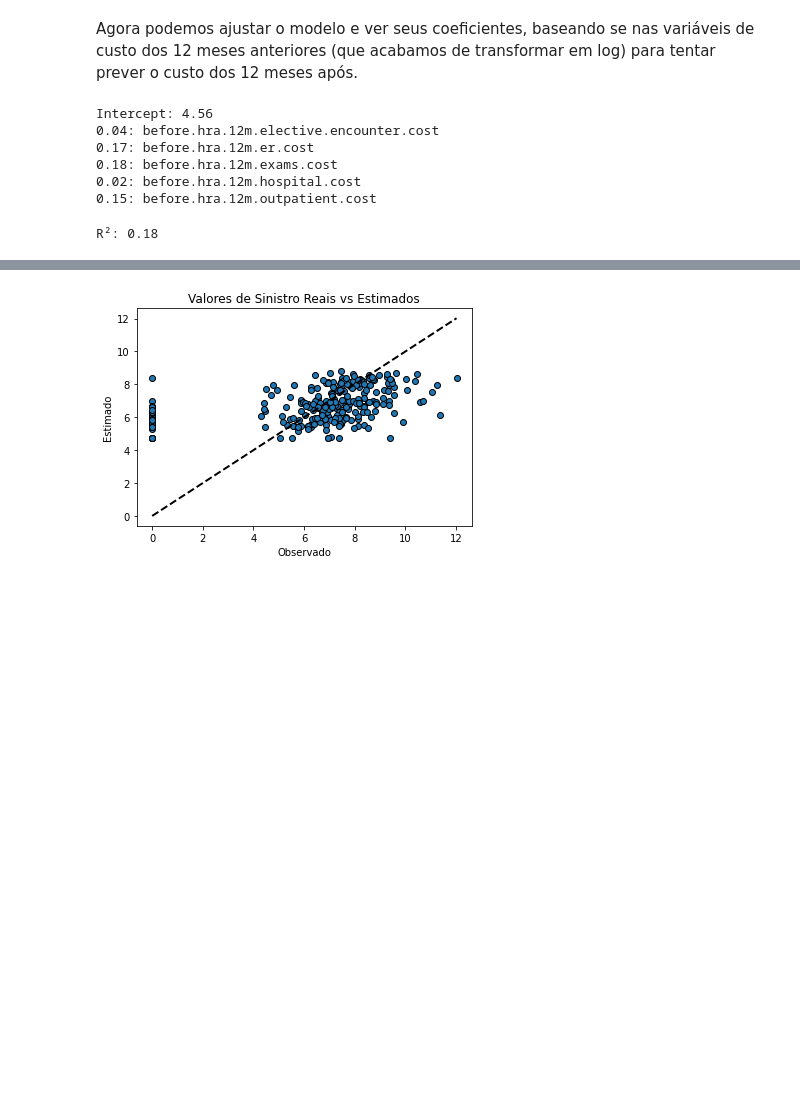
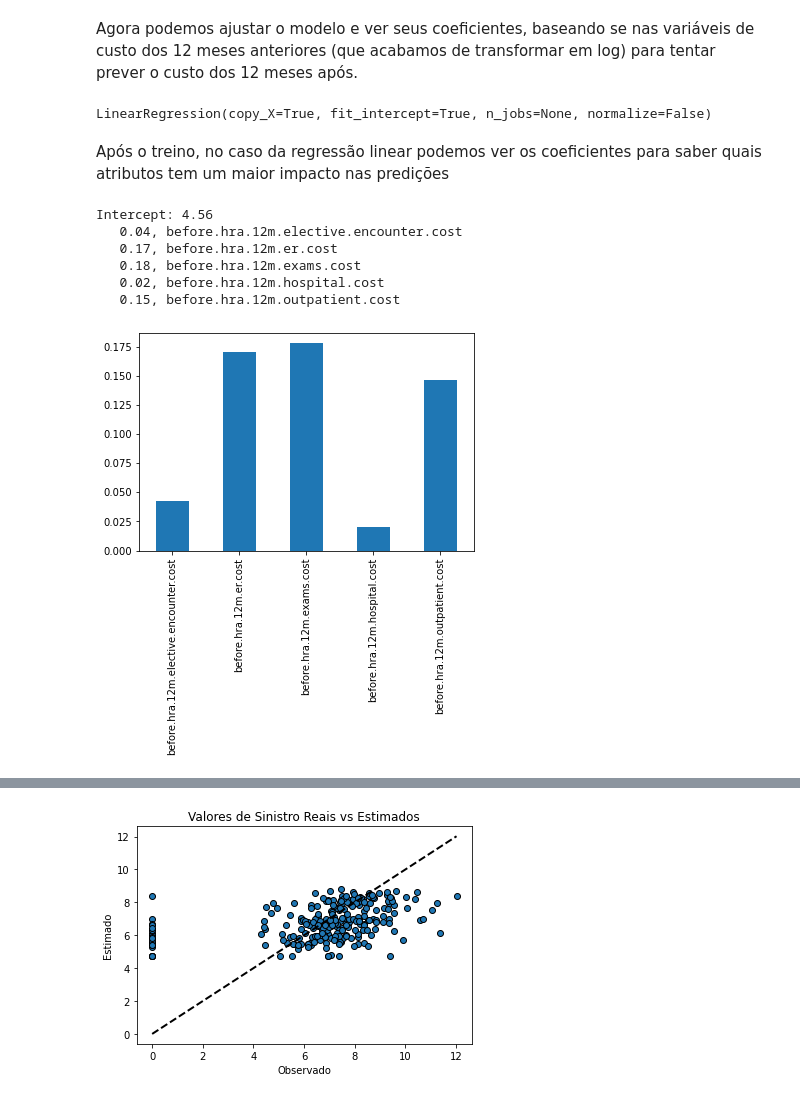
Before and after one commit to zetta-academy/exp-curso-python-saude, a Jupyter notebook: PySaude_03_python_analise_exploratoria_de_dados.ipynb, the cells around one changed output, grey strips where cells are left out. Cells and saved outputs as stored; diff of their text form; code cells hidden in the pictures; blank space fills up the shorter version.

Commit message:
reworked regression part

```diff
--- a/PySaude_03_python_analise_exploratoria_de_dados.ipynb
+++ b/PySaude_03_python_analise_exploratoria_de_dados.ipynb
@@ -503,23 +510,31 @@ plt.show()
 [figure]
 # %% [markdown]
 Agora podemos ajustar o modelo e ver seus coeficientes, baseando se nas variáveis de custo dos 12 meses anteriores (que acabamos de transformar em log) para tentar prever o custo dos 12 meses após.
-# %%
-lm.fit(X, y)          # Ajustar o modelo
-
-yhat = lm.predict(X)  # Gerar predições para avaliarmos o desempenho
-
-print(f'Intercept: {lm.intercept_:.2f}')
-for col, coef in zip(X.columns.values, lm.coef_):
-    print(f'{coef:>.2f}: ', end='')
-    print(f'{col}')
-# %% [output]
-Intercept: 4.56
-0.04: before.hra.12m.elective.encounter.cost
-0.17: before.hra.12m.er.cost
-0.18: before.hra.12m.exams.cost
-0.02: before.hra.12m.hospital.cost
-0.15: before.hra.12m.outpatient.cost
-# %%
-print(f'R²: {lm.score(X, y):.2f}')
-# %% [output]
-R²: 0.18
+# %%
+lm.fit(X, y)          # Ajustar o modelo
+# %% [output]
+LinearRegression(copy_X=True, fit_intercept=True, n_jobs=None, normalize=False)
+# %% [markdown]
+Após o treino, no caso da regressão linear podemos ver os coeficientes para saber quais atributos tem um maior impacto nas predições
+# %%
+lm_coef = lm.coef_
+lm_feat = X.columns
+print('Intercept: {:.2f}'.format(lm.intercept_))
+lm_coefficients = {}
+for coef, feat in zip(lm_coef, lm_feat):
+    lm_coefficients[feat] = coef
+
+for feat in lm_coefficients:
+    print(f'{lm_coefficients[feat]:>7.2f}, {feat}')
+# %% [output]
+Intercept: 4.56
+   0.04, before.hra.12m.elective.encounter.cost
+   0.17, before.hra.12m.er.cost
+   0.18, before.hra.12m.exams.cost
+   0.02, before.hra.12m.hospital.cost
+   0.15, before.hra.12m.outpatient.cost
+# %%
+pd.Series(lm_coefficients).plot.bar()
+plt.show()
+# %% [output]
+[figure, added]
```
Also changed, not shown: parts of 12 cells of this notebook.
